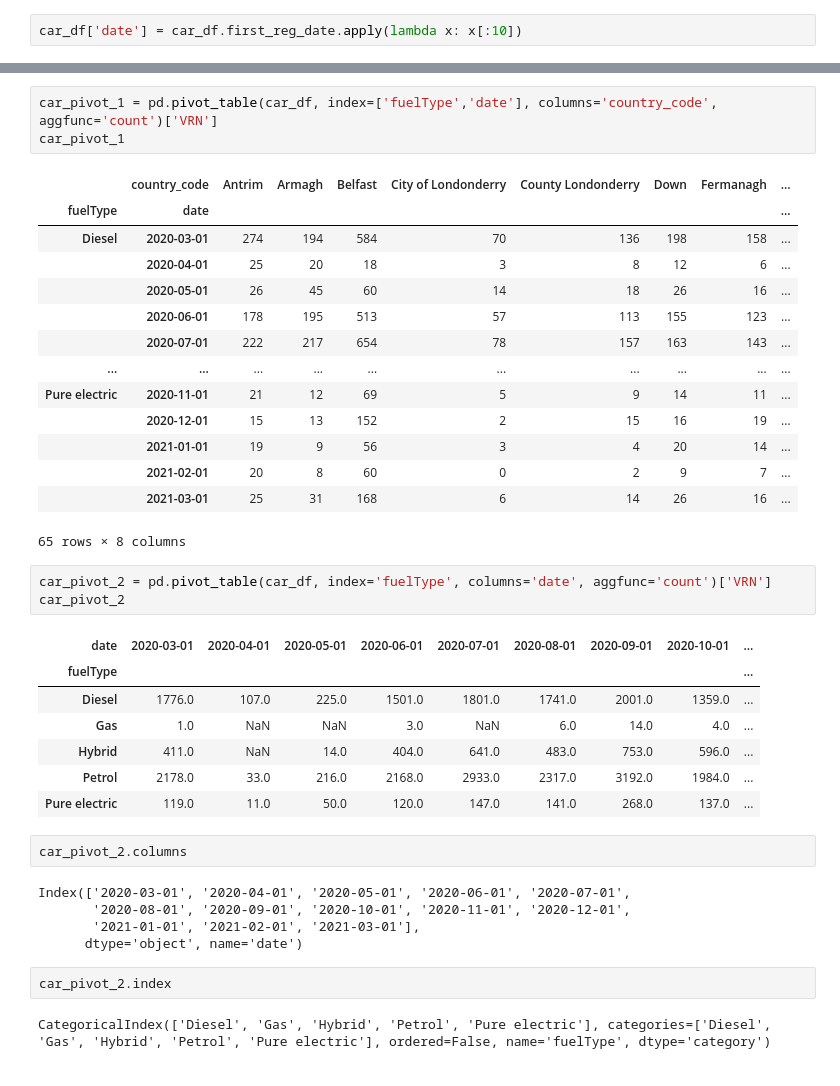
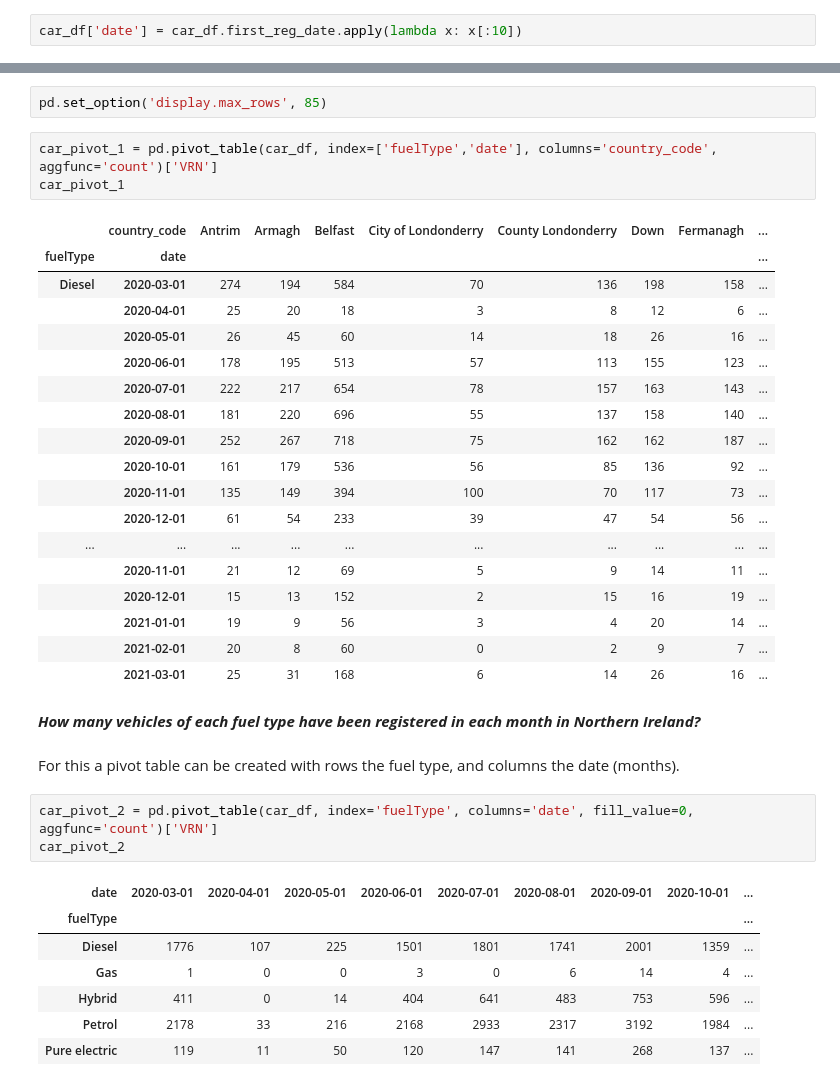
Before and after one commit to KwstasMCPU/NewAutoMotive, a Jupyter notebook: new_auto_task.ipynb, the cells around one changed output, grey strips where cells are left out. Saved outputs shown, nothing was run; the diff lists cells and outputs as text.

```diff
--- a/new_auto_task.ipynb
+++ b/new_auto_task.ipynb
@@ -266,3 +319,5 @@ First, we’d like to know how many vehicles of each fuel type were registered i
+# %%
+pd.set_option('display.max_rows', 85)
 # %%
 car_pivot_1 = pd.pivot_table(car_df, index=['fuelType','date'], columns='country_code', aggfunc='count')['VRN']
 car_pivot_1
@@ -274,32 +329,29 @@ car_pivot_1
 |  | 2020-05-01 | 26 | 45 | 60 | 14 | 18 | 26 | 16 | ... |
 |  | 2020-06-01 | 178 | 195 | 513 | 57 | 113 | 155 | 123 | ... |
 |  | 2020-07-01 | 222 | 217 | 654 | 78 | 157 | 163 | 143 | ... |
+|  | 2020-08-01 | 181 | 220 | 696 | 55 | 137 | 158 | 140 | ... |
+|  | 2020-09-01 | 252 | 267 | 718 | 75 | 162 | 162 | 187 | ... |
+|  | 2020-10-01 | 161 | 179 | 536 | 56 | 85 | 136 | 92 | ... |
+|  | 2020-11-01 | 135 | 149 | 394 | 100 | 70 | 117 | 73 | ... |
+|  | 2020-12-01 | 61 | 54 | 233 | 39 | 47 | 54 | 56 | ... |
 | ... | ... | ... | ... | ... | ... | ... | ... | ... | ... |
-| Pure electric | 2020-11-01 | 21 | 12 | 69 | 5 | 9 | 14 | 11 | ... |
+|  | 2020-11-01 | 21 | 12 | 69 | 5 | 9 | 14 | 11 | ... |
 |  | 2020-12-01 | 15 | 13 | 152 | 2 | 15 | 16 | 19 | ... |
 |  | 2021-01-01 | 19 | 9 | 56 | 3 | 4 | 20 | 14 | ... |
 |  | 2021-02-01 | 20 | 8 | 60 | 0 | 2 | 9 | 7 | ... |
 |  | 2021-03-01 | 25 | 31 | 168 | 6 | 14 | 26 | 16 | ... |
-65 rows × 8 columns
+# %% [markdown]
+***How many vehicles of each fuel type have been registered in each month in Northern Ireland?***
+# %% [markdown]
+For this a pivot table can be created with rows the fuel type, and columns the date (months).
 # %%
-car_pivot_2 = pd.pivot_table(car_df, index='fuelType', columns='date', aggfunc='count')['VRN']
+car_pivot_2 = pd.pivot_table(car_df, index='fuelType', columns='date', fill_value=0, aggfunc='count')['VRN']
 car_pivot_2
 # %% [output]
 | date | 2020-03-01 | 2020-04-01 | 2020-05-01 | 2020-06-01 | 2020-07-01 | 2020-08-01 | 2020-09-01 | 2020-10-01 | ... |
 | fuelType |  |  |  |  |  |  |  |  | ... |
-| Diesel | 1776.0 | 107.0 | 225.0 | 1501.0 | 1801.0 | 1741.0 | 2001.0 | 1359.0 | ... |
-| Gas | 1.0 | NaN | NaN | 3.0 | NaN | 6.0 | 14.0 | 4.0 | ... |
-| Hybrid | 411.0 | NaN | 14.0 | 404.0 | 641.0 | 483.0 | 753.0 | 596.0 | ... |
-| Petrol | 2178.0 | 33.0 | 216.0 | 2168.0 | 2933.0 | 2317.0 | 3192.0 | 1984.0 | ... |
-| Pure electric | 119.0 | 11.0 | 50.0 | 120.0 | 147.0 | 141.0 | 268.0 | 137.0 | ... |
+| Diesel | 1776 | 107 | 225 | 1501 | 1801 | 1741 | 2001 | 1359 | ... |
+| Gas | 1 | 0 | 0 | 3 | 0 | 6 | 14 | 4 | ... |
+| Hybrid | 411 | 0 | 14 | 404 | 641 | 483 | 753 | 596 | ... |
+| Petrol | 2178 | 33 | 216 | 2168 | 2933 | 2317 | 3192 | 1984 | ... |
+| Pure electric | 119 | 11 | 50 | 120 | 147 | 141 | 268 | 137 | ... |
-# %%
-car_pivot_2.columns
-# %% [output]
-Index(['2020-03-01', '2020-04-01', '2020-05-01', '2020-06-01', '2020-07-01',
-       '2020-08-01', '2020-09-01', '2020-10-01', '2020-11-01', '2020-12-01',
-       '2021-01-01', '2021-02-01', '2021-03-01'],
-      dtype='object', name='date')
-# %%
-car_pivot_2.index
-# %% [output]
-CategoricalIndex(['Diesel', 'Gas', 'Hybrid', 'Petrol', 'Pure electric'], categories=['Diesel', 'Gas', 'Hybrid', 'Petrol', 'Pure electric'], ordered=False, name='fuelType', dtype='category')
```
Also changed, not shown: parts of 29 cells of this notebook.
